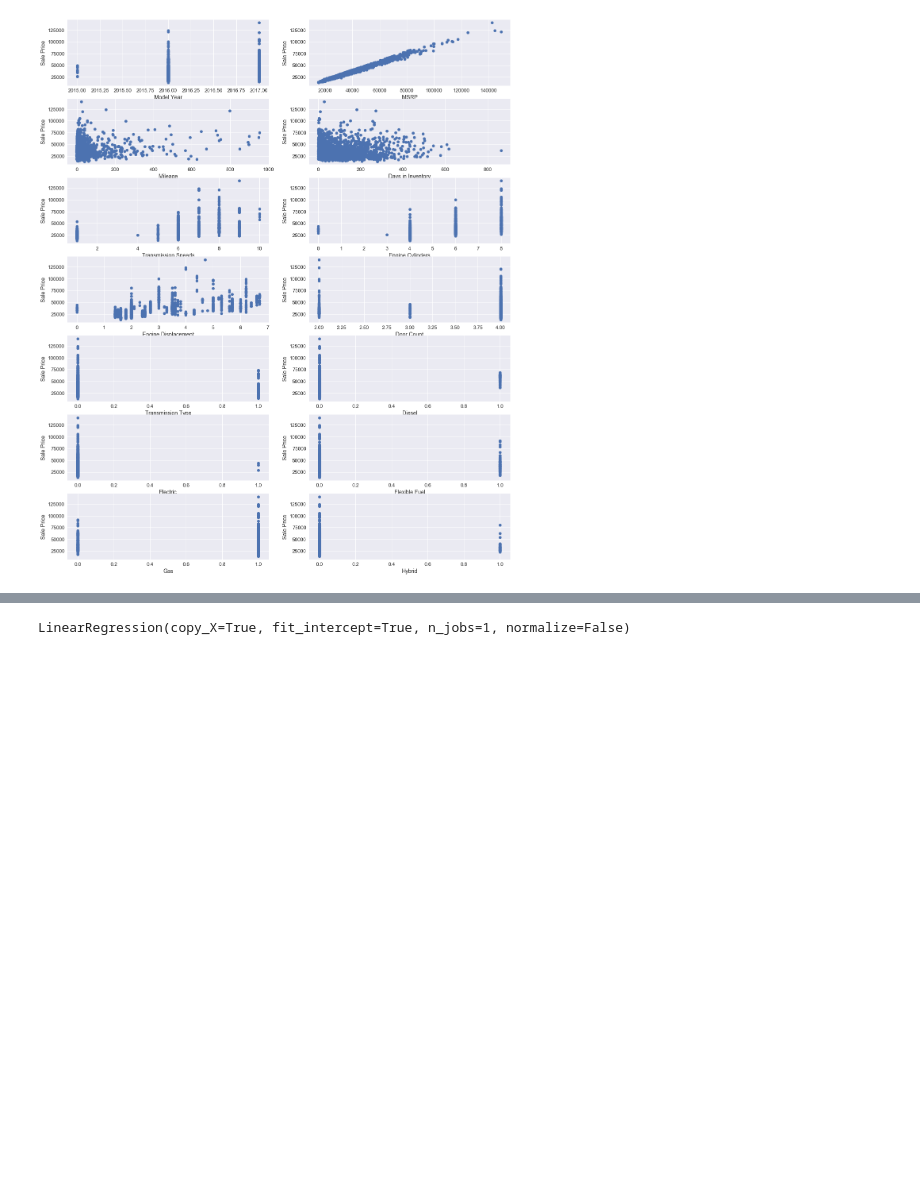
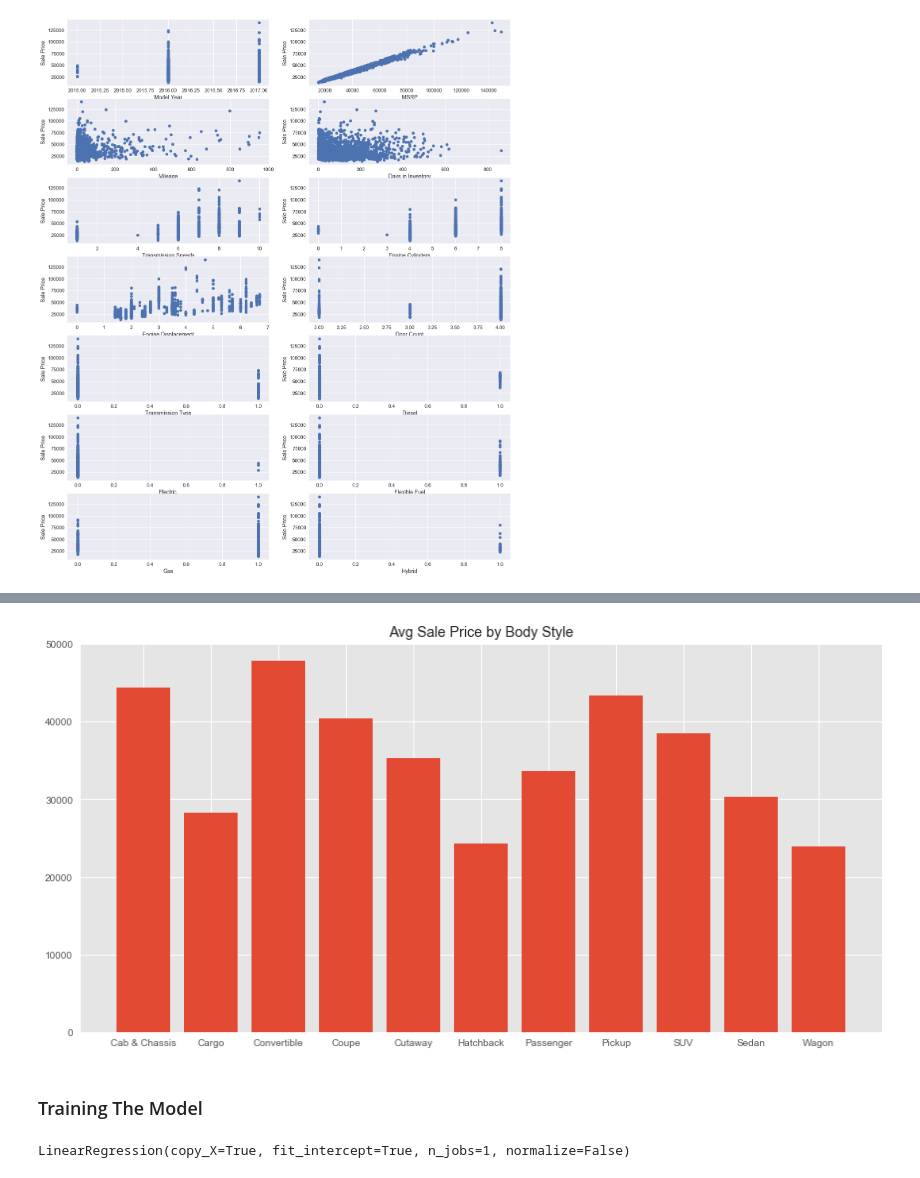
Before and after one commit to chaosem/Data-Science-Career-Track, a Jupyter notebook: Capstone Project/Predicting Vehicle Sale Price.ipynb, the cells around one changed output, grey strips where cells are left out. Drawn from its saved outputs; the diff is of its cells as text; code cells hidden in the pictures; blank space fills up the shorter version.

```diff
--- a/Capstone Project/Predicting Vehicle Sale Price.ipynb
+++ b/Capstone Project/Predicting Vehicle Sale Price.ipynb
@@ -287,3 +298,19 @@ ValueError: left cannot be >= right
+# %%
+body_name = df.body_style.unique()
+body_name.sort()
+# %%
+body = df.groupby('body_style')
+ind = np.arange(len(body))
+fig, ax = plt.subplots(figsize=(12,6))
+ax.bar(ind,body.sale_price_amount.mean())
+ax.set_xticks(ind);
+ax.set_xticklabels(body_name)
+plt.tight_layout()
+plt.title('Avg Sale Price by Body Style');
+# %% [output]
+[figure, added]
+# %% [markdown]
+### Training The Model
 # %%
 from sklearn.model_selection import train_test_split
 from sklearn.linear_model import LinearRegression
```
Also changed, not shown: parts of 2 cells of this notebook.
